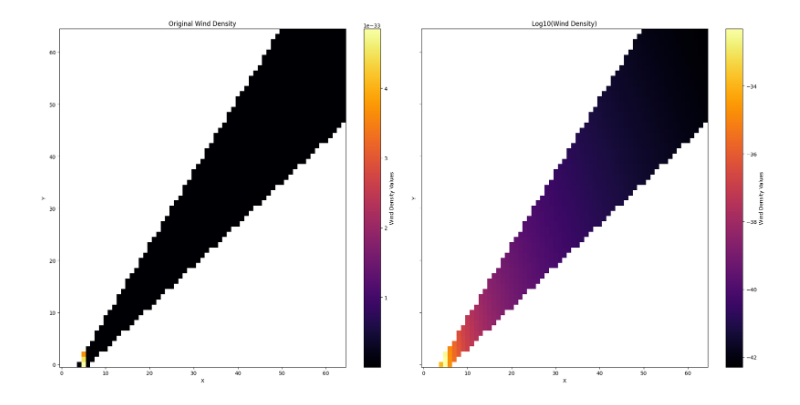
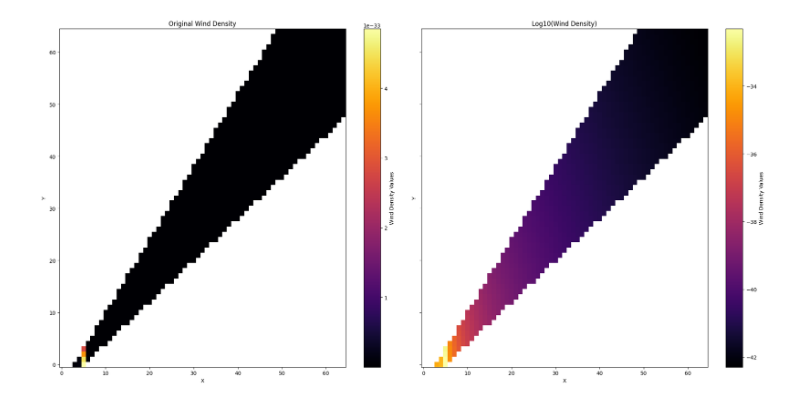
Before and after one commit to K1zum1/AstroWind, a Jupyter notebook: source/plotting_function.ipynb, the cells around one changed output. Saved outputs shown, nothing was run; the diff lists cells and outputs as text; code cells hidden in the pictures.

```diff
--- a/source/plotting_function.ipynb
+++ b/source/plotting_function.ipynb
@@ -3,37 +3,37 @@ import numpy as np
 import matplotlib.pyplot as plt
 
 wind_density_data = np.loadtxt('parameters/wind_density_output.csv', delimiter=',')
 log_wind_density_data = np.log10(wind_density_data + 1e-50)
 
 
 x_range = np.linspace(0, wind_density_data.shape[1] - 1, wind_density_data.shape[1])
 y_range = np.linspace(0, wind_density_data.shape[0] - 1, wind_density_data.shape[0])
 X, Y = np.meshgrid(x_range, y_range)
 
-m1, c1 = 1.4, -5
-m2, c2 = 0.8, -5
+m1, c1 = 1.4, -4
+m2, c2 = 0.8, -4
 x_line = np.linspace(0, 63, 100)
-y_line1 = m1 * x_line + c1
-y_line2 = m2 * x_line + c2
-
-
+line1_y = m1 * X + c1
+line2_y = m2 * X + c2
 mask = np.logical_or(Y < np.minimum(line1_y, line2_y), Y > np.maximum(line1_y, line2_y))
 
 wind_density_data_masked = np.ma.array(wind_density_data, mask=mask)
 log_wind_density_data_masked = np.ma.array(log_wind_density_data, mask=mask)
 
 fig, axes = plt.subplots(nrows=1, ncols=2, figsize=(20, 10), sharey=True)
 
 # masking data
 for ax, data, title in zip(axes, [wind_density_data_masked, log_wind_density_data_masked], ['Original Wind Density', 'Log10(Wind Density)']):
     pcm = ax.pcolormesh(X, Y, data, shading='auto', cmap='inferno')
     fig.colorbar(pcm, ax=ax, label='Wind Density Values')
+    #ax.plot(x_line, y_line1, 'w-')
     ax.set_title(title)
     ax.set_xlabel('X')
     ax.set_ylabel('Y')
     ax.set_facecolor('white')
 
 plt.tight_layout()
+plt.savefig('plot.png', dpi=300, format='png')
 plt.show()
 # %% [output]
-[figure, old version]
+[figure, new version]
```
Also changed, not shown: 1 other file.
